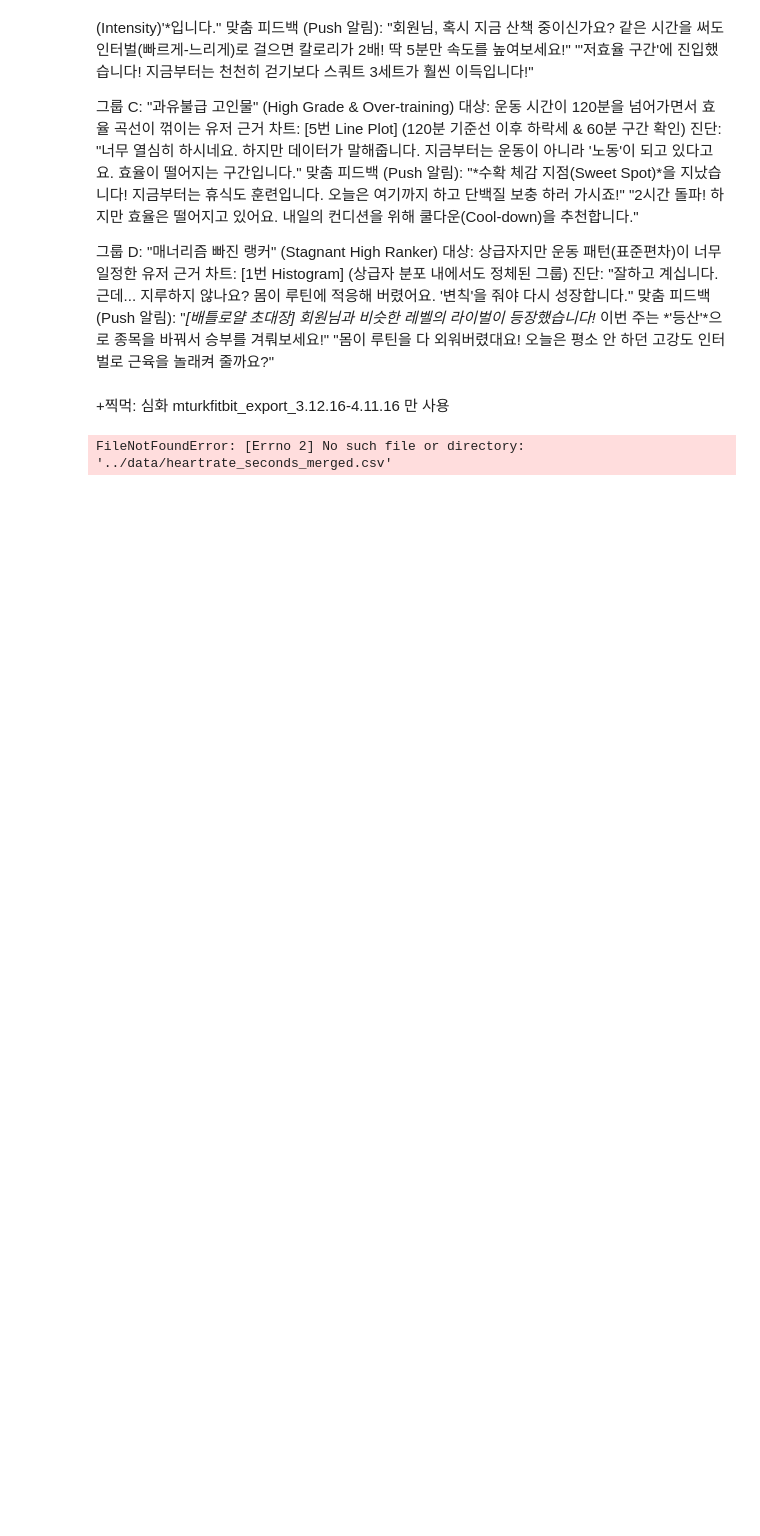
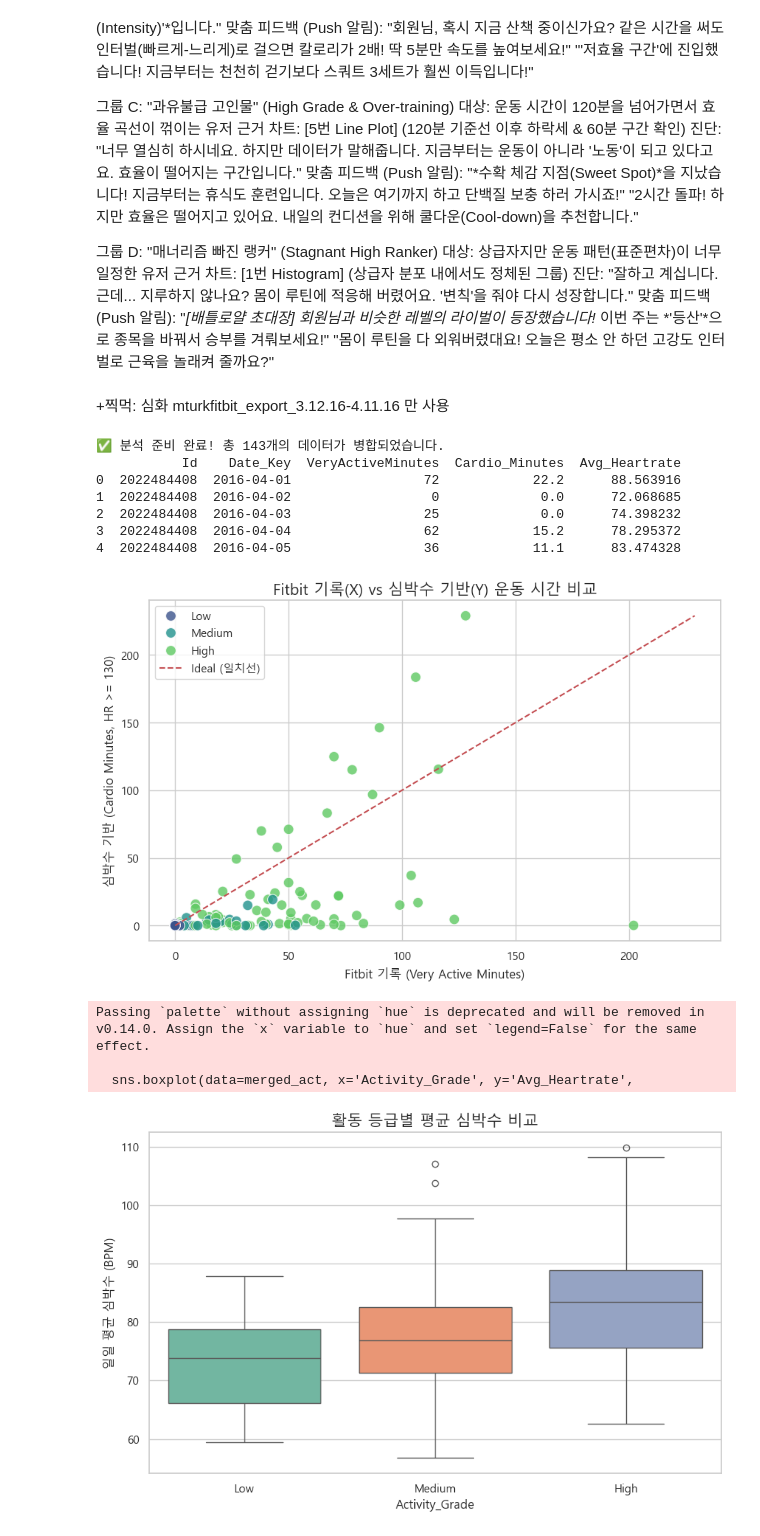
Before and after one commit to jeesy95-creator/sparta_15, a Jupyter notebook: notebooks/OHC.ipynb, the cells around one changed output. Cells and saved outputs as stored; diff of their text form; code cells hidden in the pictures; blank space fills up the shorter version.

```diff
--- a/notebooks/OHC.ipynb
+++ b/notebooks/OHC.ipynb
@@ -709,13 +709,16 @@ plt.show()
 +찍먹: 심화
 mturkfitbit_export_3.12.16-4.11.16 만 사용
 # %%
+#심화 분석 목표 1: 기기의 센서가 심박수를 얼마나 정확하게 측정하여 반영하는지 검토하고 오차를 식별
+#심화 분석 목표 2: 단순 활동량만으로는 파악이 힘든 사용자의 심폐지구력에 기반한 실질적 운동 수행 능력을 평가
+#심화 분석 목표 종합: 기기의 오차와 사용자의 수행능력을 보다 정확히 파악하여 맞춤형 코칭의 정확도 상승 기대
 import pandas as pd
 import seaborn as sns
 import matplotlib.pyplot as plt
 
 # 1. 데이터 로드
 d = pd.read_csv('../data/dailyActivity_merged34.csv')
-h = pd.read_csv('../data/heartrate_seconds_merged.csv')
+h = pd.read_csv('../data/heartrate_seconds_merged34.csv')
 act_daily = d.copy()
 act_heart = h.copy()
 
@@ -768,31 +771,44 @@ print(merged_act[['Id', 'Date_Key', 'VeryActiveMinutes', 'Cardio_Minutes', 'Avg_
 # 5. 시각화 (팩트 체크)
 
 sns.set_theme(style="whitegrid")
 plt.rcParams['font.family'] = 'Malgun Gothic' # 윈도우 한글 폰트
 plt.rcParams['axes.unicode_minus'] = False
 
 # (1) 산점도: "기록된 운동 vs 실제 심장이 뛴 시간"
 plt.figure(figsize=(10, 6))
 sns.scatterplot(data=merged_act, x='VeryActiveMinutes', y='Cardio_Minutes',
                 hue='Activity_Grade', palette='viridis', s=100, alpha=0.8)
 
 # 기준선 (y=x): 이 선 위에 있어야 정직한 운동!
 max_val = max(merged_act['VeryActiveMinutes'].max(), merged_act['Cardio_Minutes'].max())
 plt.plot([0, max_val], [0, max_val], 'r--', label='Ideal (일치선)')
 
 plt.title('Fitbit 기록(X) vs 심박수 기반(Y) 운동 시간 비교', fontsize=15)
 plt.xlabel('Fitbit 기록 (Very Active Minutes)')
 plt.ylabel('심박수 기반 (Cardio Minutes, HR >= 130)')
 plt.legend()
 plt.show()
+#기준선에 가까울수록 기기가 정확히 측정했다는 뜻.오차가 적음
+#기준선 아래의 점들:
 
 # (2) 박스 플롯: "등급별 심박수 차이"
 plt.figure(figsize=(10, 6))
 sns.boxplot(data=merged_act, x='Activity_Grade', y='Avg_Heartrate',
             palette='Set2', order=['Low', 'Medium', 'High'])
 
 plt.title('활동 등급별 평균 심박수 비교', fontsize=15)
 plt.ylabel('일일 평균 심박수 (BPM)')
 plt.show()
 # %% [output]
-FileNotFoundError: [Errno 2] No such file or directory: '../data/heartrate_seconds_merged.csv'
+✅ 분석 준비 완료! 총 143개의 데이터가 병합되었습니다.
+           Id    Date_Key  VeryActiveMinutes  Cardio_Minutes  Avg_Heartrate
+0  2022484408  2016-04-01                 72            22.2      88.563916
+1  2022484408  2016-04-02                  0             0.0      72.068685
+2  2022484408  2016-04-03                 25             0.0      74.398232
+3  2022484408  2016-04-04                 62            15.2      78.295372
+4  2022484408  2016-04-05                 36            11.1      83.474328
+[figure, added]
+Passing `palette` without assigning `hue` is deprecated and will be removed in v0.14.0. Assign the `x` variable to `hue` and set `legend=False` for the same effect.
+
+  sns.boxplot(data=merged_act, x='Activity_Grade', y='Avg_Heartrate',
+[figure, added]
```
Also changed, not shown: 6 other files.
